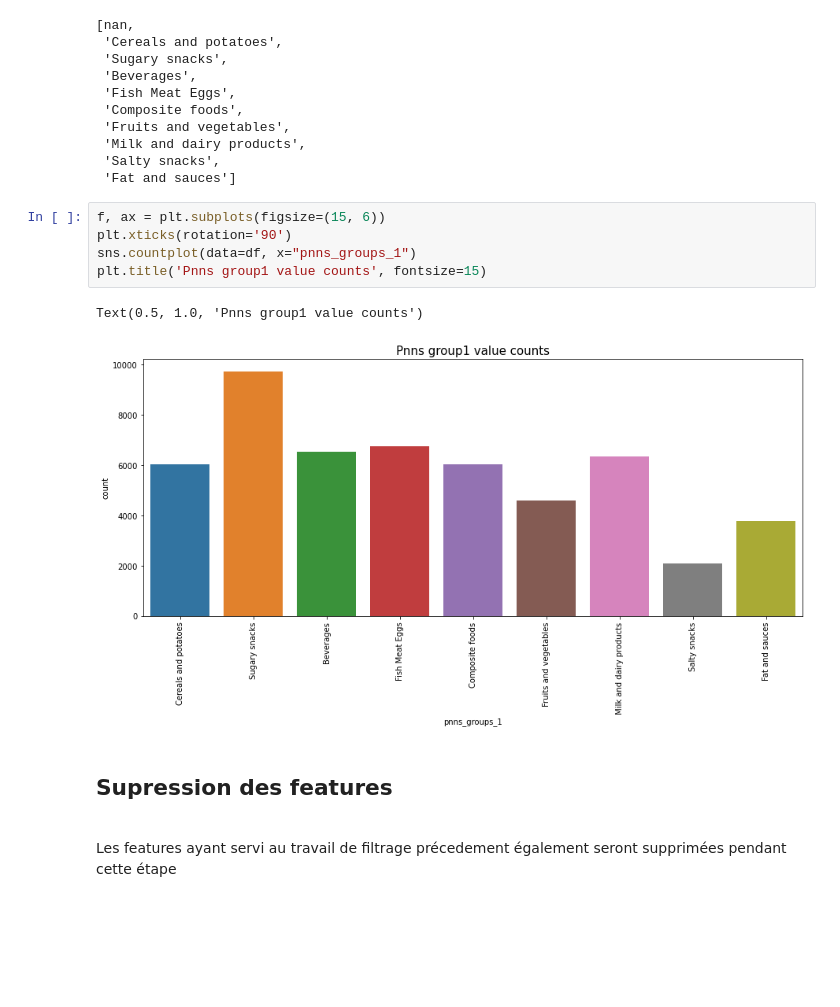
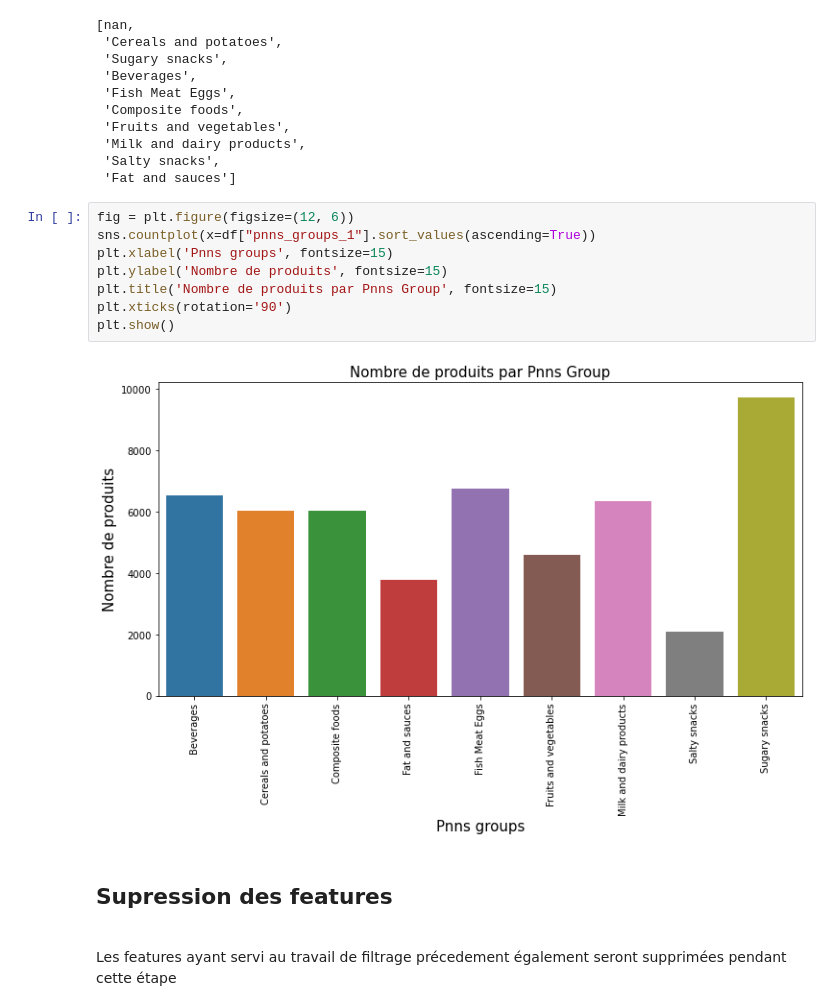
Before and after one commit to Antoine-LR/Python, a Jupyter notebook: RUDULIER_Antoine_1_notebook_nettoyage_122022.ipynb, the cells around one changed output. Saved outputs shown, nothing was run; the diff lists cells and outputs as text; blank space fills up the shorter version.

```diff
--- a/RUDULIER_Antoine_1_notebook_nettoyage_122022.ipynb
+++ b/RUDULIER_Antoine_1_notebook_nettoyage_122022.ipynb
@@ -404,14 +403,16 @@ list(pd.unique(df.pnns_groups_1.values))
  'Milk and dairy products',
  'Salty snacks',
  'Fat and sauces']
-# %%
-f, ax = plt.subplots(figsize=(15, 6))
-plt.xticks(rotation='90')
-sns.countplot(data=df, x="pnns_groups_1")
-plt.title('Pnns group1 value counts', fontsize=15)
-# %% [output]
-Text(0.5, 1.0, 'Pnns group1 value counts')
-[figure, removed]
+# %%
+fig = plt.figure(figsize=(12, 6))
+sns.countplot(x=df["pnns_groups_1"].sort_values(ascending=True))
+plt.xlabel('Pnns groups', fontsize=15)
+plt.ylabel('Nombre de produits', fontsize=15)
+plt.title('Nombre de produits par Pnns Group', fontsize=15)
+plt.xticks(rotation='90')
+plt.show()
+# %% [output]
+[figure, added]
 # %% [markdown]
 ## Supression des features
 
```
Also changed, not shown: parts of 99 cells of this notebook.
